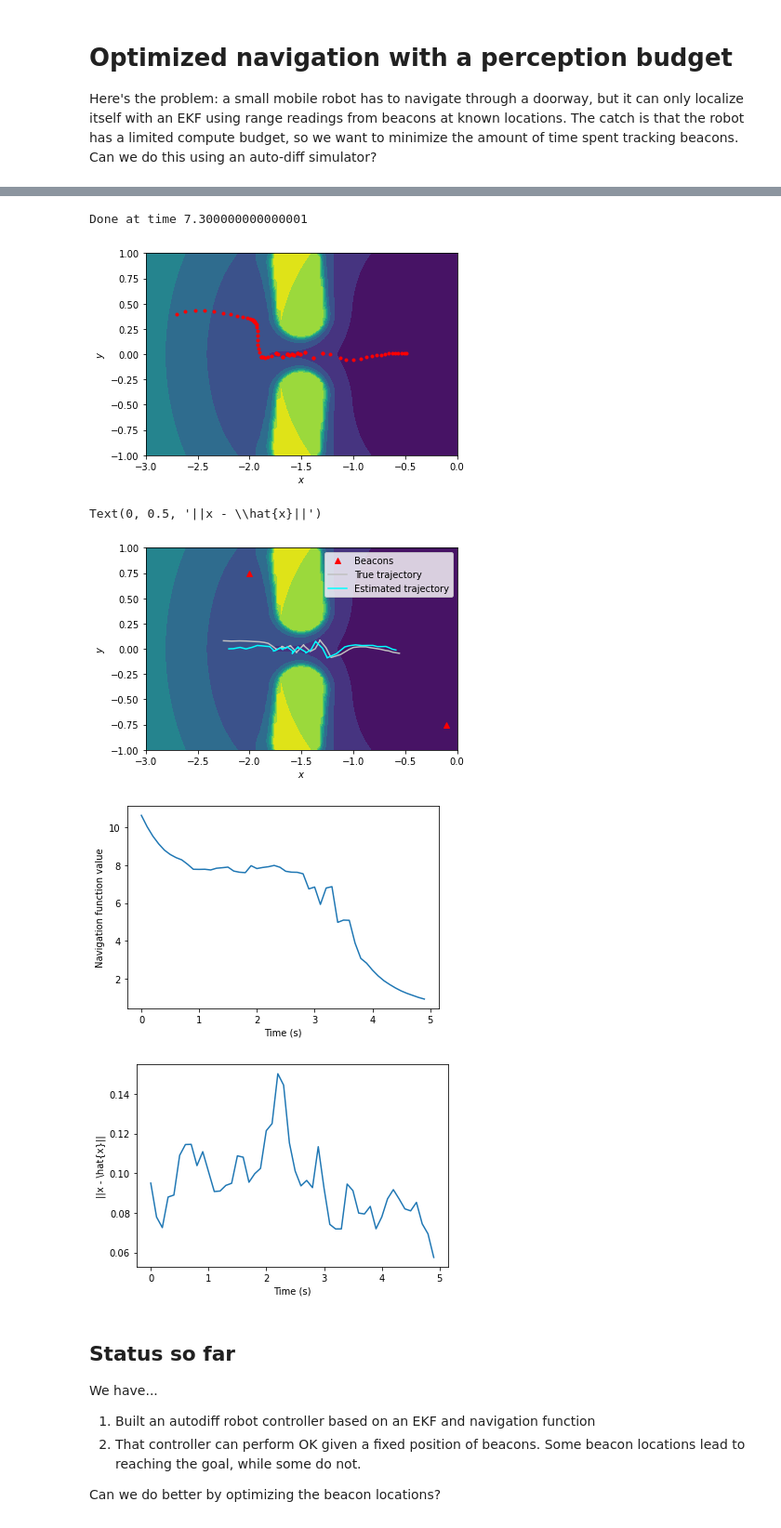
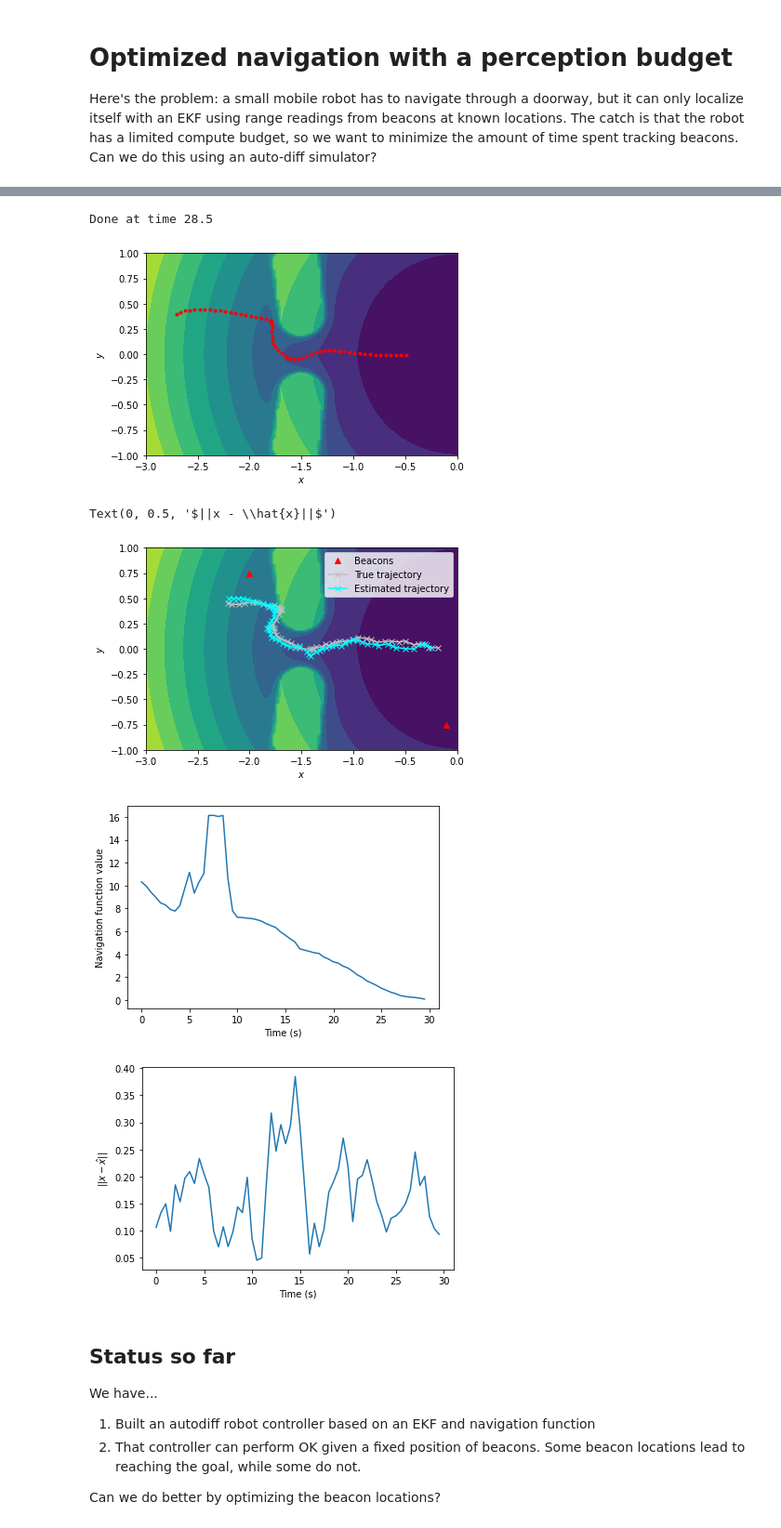
Before and after one commit to MIT-REALM/architect_rss_22, a Jupyter notebook: prototyping/frugal_ekf.ipynb, the cells around one changed output, grey strips where cells are left out. Shown at 93% size. Saved outputs shown, nothing was run; the diff lists cells and outputs as text; code cells hidden in the pictures.

```diff
--- a/prototyping/frugal_ekf.ipynb
+++ b/prototyping/frugal_ekf.ipynb
@@ -32,7 +33,7 @@ def navigation_function(position):
 
     # For each obstacle (a bunch of discs) we add a repulsive term
     obstacle_radius = 0.2
-    obstacle_factor = 0.3
+    obstacle_factor = 0.05
     door_width = 0.4
     obstacle_locations = jnp.array([
         [-1.5, door_width],
@@ -49,7 +50,7 @@ def navigation_function(position):
         [-1.55, -door_width - 0.5],
     ])
     distances = ((position - obstacle_locations) ** 2).sum(axis=-1) - obstacle_radius ** 2
-    distances = jnp.clip(distances, a_min=0.01)
+    distances = jnp.clip(distances, a_min=0.005)
     V = V + obstacle_factor / jnp.min(distances)
 
     return V
@@ -89,24 +91,22 @@ def navigate(
     # Get the gradient of the navigation function at the current point
     position = state_estimate[:2]
     grad_V = jax.grad(navigation_function)(position)
-
-    # # Normalize the gradient to just get the direction (make sure it's not too small)
-    # grad_norm = jnp.linalg.norm(grad_V) + 0.1
-    # grad_V = grad_V / grad_norm
+    grad_V_norm = jnp.linalg.norm(grad_V)
+    grad_V_norm = jnp.where(grad_V_norm < 1e-2, 1.0, grad_V_norm)
 
     # Get the unit vector in the direction of the robot's current heading
     theta = state_estimate[2]
     heading = jnp.array([jnp.cos(theta), jnp.sin(theta)])
 
     # Steer so that the heading vector aligns with -grad_V. We can do this with P
-    # control on the cross product between the heading and -grad_V
+    # control on the normalized cross product between the heading and -grad_V
     kp = 0.5
-    w = kp * jnp.cross(heading, -grad_V)
+    w = kp * jnp.cross(heading, -grad_V) / grad_V_norm
 
     # Try to move forward at a constant velocity, but slow down if heading is not
     # aligned with -grad_V
     v_scale = 0.1
-    alignment = jnp.dot(heading, -grad_V)  # +1 when aligned, -1 when not aligned
+    alignment = jnp.dot(heading, -grad_V) / grad_V_norm  # +1 when aligned, -1 when not aligned
     v = jnp.clip(v_scale * jnp.clip(alignment, a_min=0.0), a_max=1.0)
 
     return jnp.array([v, w])
@@ -151,7 +151,7 @@ contours = ax.contourf(X, Y, V, levels=10)
 ax.set_xlabel(r"$x$")
 ax.set_ylabel(r"$y$")
 T = 50.0
-dt = 0.1
+dt = 0.5
 state = jnp.array([-2.7, 0.4, 0.5])
 ax.plot(state[0], state[1], "r.")
 for t in range(int(T / dt)):
@@ -169,8 +169,8 @@ for t in range(int(T / dt)):
 # with jit, navigate averages 3.49 us per call (!!!)
 # %timeit navigate(state)
 # %% [output]
-Done at time 7.300000000000001
+Done at time 28.5
-[figure, old version]
+[figure, new version]
 # %%
 # Build an EKF for a dubins car with state (x, y, theta), input u=(v, w),
 # and f(s, u) = (v * cos(theta), v * sin(theta), w)
@@ -428,8 +428,8 @@ def simulate(
     return state_true, state_estimate_mean, state_estimate_covariance, true_navigation_function
 # %%
 # Test out the simulation
-T = 5
-dt = 0.1
+T = 30
+dt = 0.5
 time_steps = int(T / dt)
 # time_steps = 2
 beacon_locations = jnp.array([
@@ -442,47 +442,47 @@ beacon_locations = jnp.array([
 # ])
 observation_noise_covariance = jnp.diag(jnp.array([0.1, 0.01, 0.01]))
 actuation_noise_covariance = dt ** 2 * jnp.diag(jnp.array([0.001, 0.001, 0.01]))
-initial_state_mean = jnp.array([-2.2, 0.0, 0.0])
+initial_state_mean = jnp.array([-2.2, 0.5, 0.0])
 initial_state_covariance = 0.001 * jnp.eye(3)
-prng_key = random.PRNGKey(104)
+prng_key = random.PRNGKey(101)
 
 true_states, state_estimates, state_estimate_covariances, V_trace = simulate(
     beacon_locations,
     observation_noise_covariance,
     actuation_noise_covariance,
     initial_state_mean,
     initial_state_covariance,
     time_steps,
     dt,
     prng_key,
 )
 
 # Plot overlaid on the navigation function, with beacon locations shown as red triangles
 fig, ax = plt.subplots()
 contours = ax.contourf(X, Y, V, levels=10)
 ax.set_xlabel(r"$x$")
 ax.set_ylabel(r"$y$")
 ax.plot(beacon_locations[:, 0], beacon_locations[:, 1], "r^", label="Beacons")
-ax.plot(true_states[:, 0], true_states[:, 1], "silver", label="True trajectory")
-ax.plot(state_estimates[:, 0], state_estimates[:, 1], "cyan", label="Estimated trajectory")
+ax.plot(true_states[:, 0], true_states[:, 1], "silver", marker="x", label="True trajectory")
+ax.plot(state_estimates[:, 0], state_estimates[:, 1], "cyan", marker="x", label="Estimated trajectory")
 _ = ax.legend()
 
 # Plot the true navigation function value over time
 fig, ax = plt.subplots()
 ax.plot(jnp.arange(0, T, dt), V_trace)
 ax.set_xlabel("Time (s)")
 ax.set_ylabel("Navigation function value")
 
 # Plot the estimation error over time
 fig, ax = plt.subplots()
 ax.plot(jnp.arange(0, T, dt), jnp.linalg.norm(true_states - state_estimates, axis=-1))
 ax.set_xlabel("Time (s)")
-ax.set_ylabel(r"||x - \hat{x}||")
+ax.set_ylabel(r"$||x - \hat{x}||$")
 # %% [output]
-Text(0, 0.5, '||x - \\hat{x}||')
+Text(0, 0.5, '$||x - \\hat{x}||$')
-[figure, old version]
+[figure, new version]
-[figure, old version]
+[figure, new version]
-[figure, old version]
+[figure, new version]
 # %% [markdown]
 ## Status so far
 We have...
```
Also changed, not shown: parts of 5 cells of this notebook.
